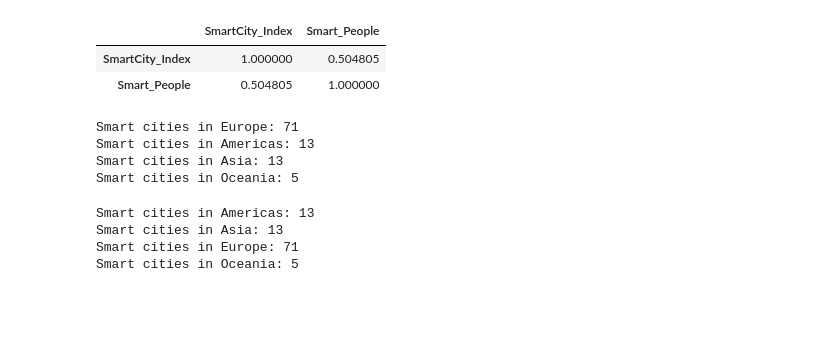
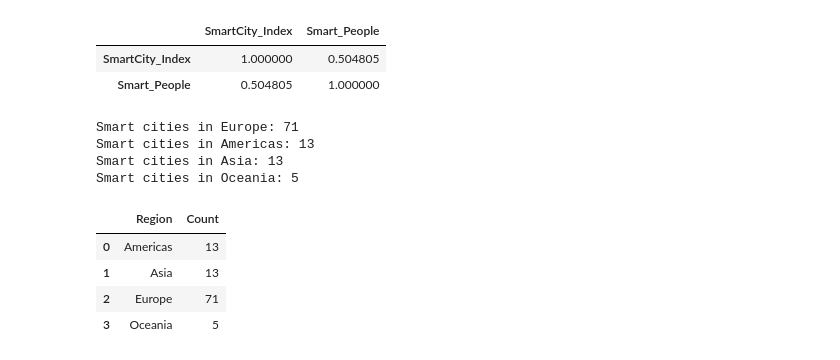
Before and after one commit to michaelmamuric/smart-cities, a Jupyter notebook: Smart Cities.ipynb, the cells around one changed output. Cells and saved outputs as stored; diff of their text form; code cells hidden in the pictures; blank space fills up the shorter version.

```diff
--- a/Smart Cities.ipynb
+++ b/Smart Cities.ipynb
@@ -155,11 +157,22 @@ Smart cities in Oceania: 5
 # %%
 # Q3: Which continent has the most smart cities?
 
-# Another way
+# list that will contain count per region
+region_count=[]
+
+# Use group by to loop thru regions
 for region, countries in df.groupby('Region'):
-    print('Smart cities in {0}: {1}'.format(region, len(countries)))
+    # append to list
+    region_count.append([region, len(countries)])
+
+# Make a dataframe using list above
+df_by_region=pd.DataFrame(columns=['Region', 'Count'], data=region_count)
+
+# Verify results
+df_by_region
 # %% [output]
-Smart cities in Americas: 13
-Smart cities in Asia: 13
-Smart cities in Europe: 71
-Smart cities in Oceania: 5
+|  | Region | Count |
+| 0 | Americas | 13 |
+| 1 | Asia | 13 |
+| 2 | Europe | 71 |
+| 3 | Oceania | 5 |
```
Also changed, not shown: parts of 3 cells of this notebook.
